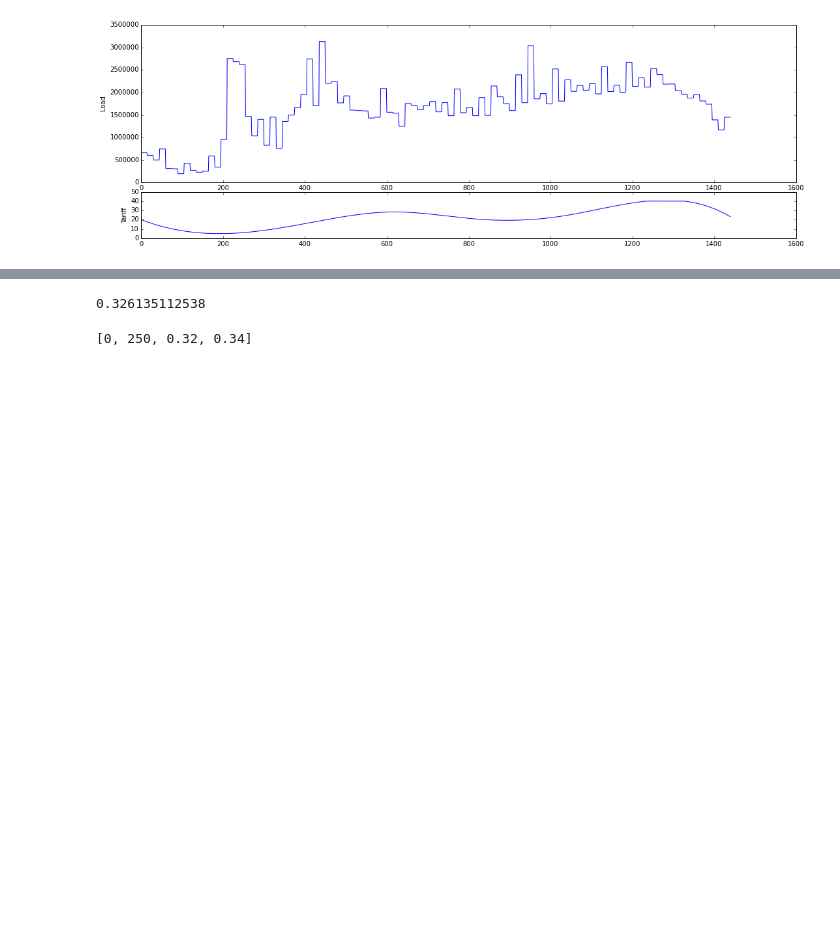
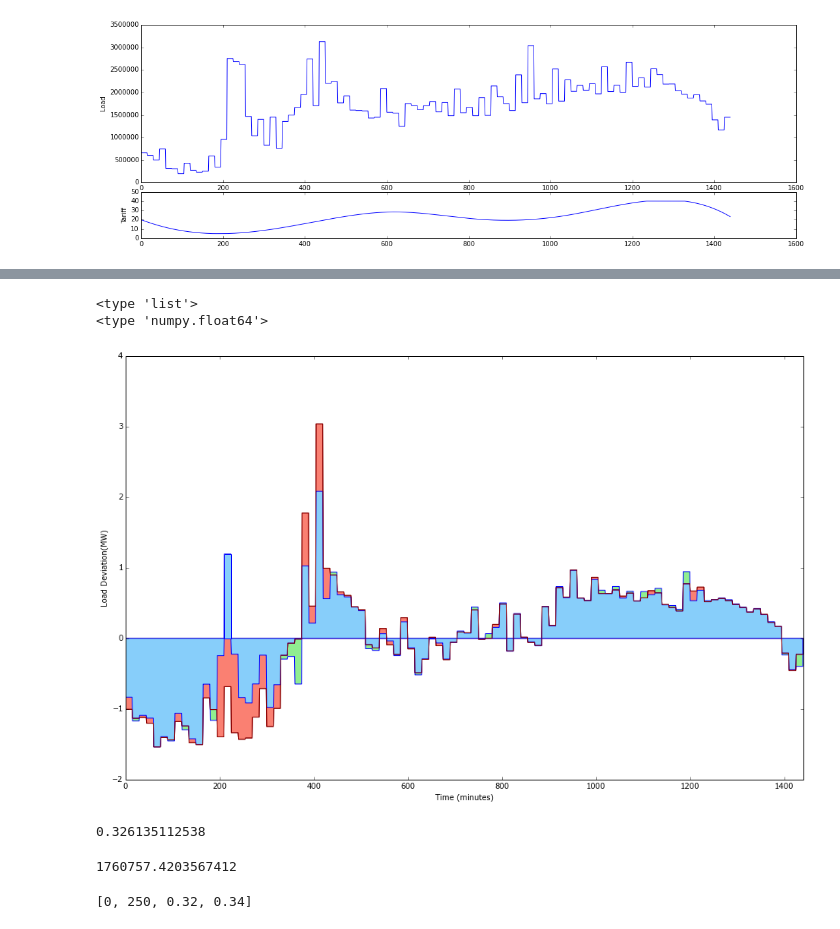
Before and after one commit to markm541374/tariffset, a Jupyter notebook: GPGO.ipynb, the cells around one changed output, grey strips where cells are left out. Saved outputs shown, nothing was run; the diff lists cells and outputs as text; code cells hidden in the pictures; blank space fills up the shorter version.

```diff
--- a/GPGO.ipynb
+++ b/GPGO.ipynb
@@ -304,8 +229,62 @@ ax1.set_ylabel('Load (MW)')
 [figure]
+# %%
+plt.figure(figsize=(16,10))
+#ax0 = plt.subplot2grid((8,5),(3,0),rowspan=1,colspan=5)
+
+
+#ax0.plot(data[0],'r')
+
+#ax0.plot(data9[0],'b')
+
+M=lambda x:x/1000000.
+
+mf=sp.mean(data[1])
+m9=sp.mean(data9[1])
+
+
+ff = map(M,map(lambda x:x-mf,data[1]))
+f9 = map(M,map(lambda x:x-mf,data9[1]))
+
+fm=map(lambda x,y:0.5*(sp.sign(y)+sp.sign(x))*min(abs(x),abs(y)),ff,f9)
+print type(fd)
+print type(fd[0])
+
+plt.fill_between(range(1440),f9,color='lightgreen',edgecolor='blue')
+plt.fill_between(range(1440),ff,color='salmon',edgecolor='darkred')
+plt.fill_between(range(1440),fm,color='lightskyblue',edgecolor='blue')
+plt.fill_between(range(210,225),f9[210:225],color='lightskyblue',edgecolor='blue')
+
+
+plt.plot(range(1440),fd,color='darkred')
+
+spoints9 = [i*24*60/float(9-1) for i in range(9)]
+
+
+#ax0.plot(spoints7,100*p7,'go')
+
+#ax0.plot(spoints9,100*p9,'bo')
+
+#ax0.axis([0,1440,0,50])
+
+plt.axis([0,1440,-2,4])
+#ax1.get_xaxis().set_visible(False)
+plt.xlabel('Time (minutes)')
+#ax0.set_ylabel('Tariff (pencekWh)')
+plt.ylabel('Load Deviation(MW)')
+
+#plt.savefig('f5_.eps')
+# %% [output]
+<type 'list'>
+<type 'numpy.float64'>
+[figure, added]
 # %%
 print cs
 # %% [output]
 0.326135112538
+# %%
+sp.mean(data[1])
+# %% [output]
+1760757.4203567412
 # %%
 plt.plot(sp.array(e.G.Y))
 plt.axis([0,250,0.32,0.34])
```
Also changed, not shown: parts of 7 cells of this notebook, 9 other files.
